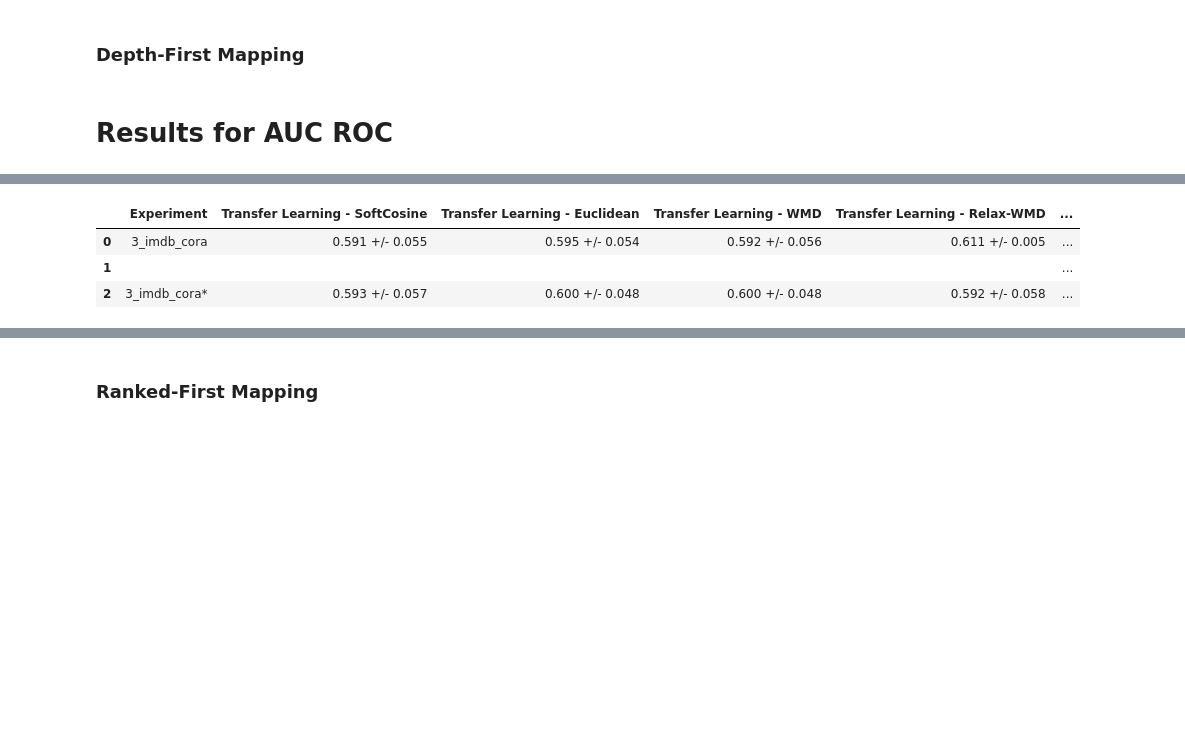
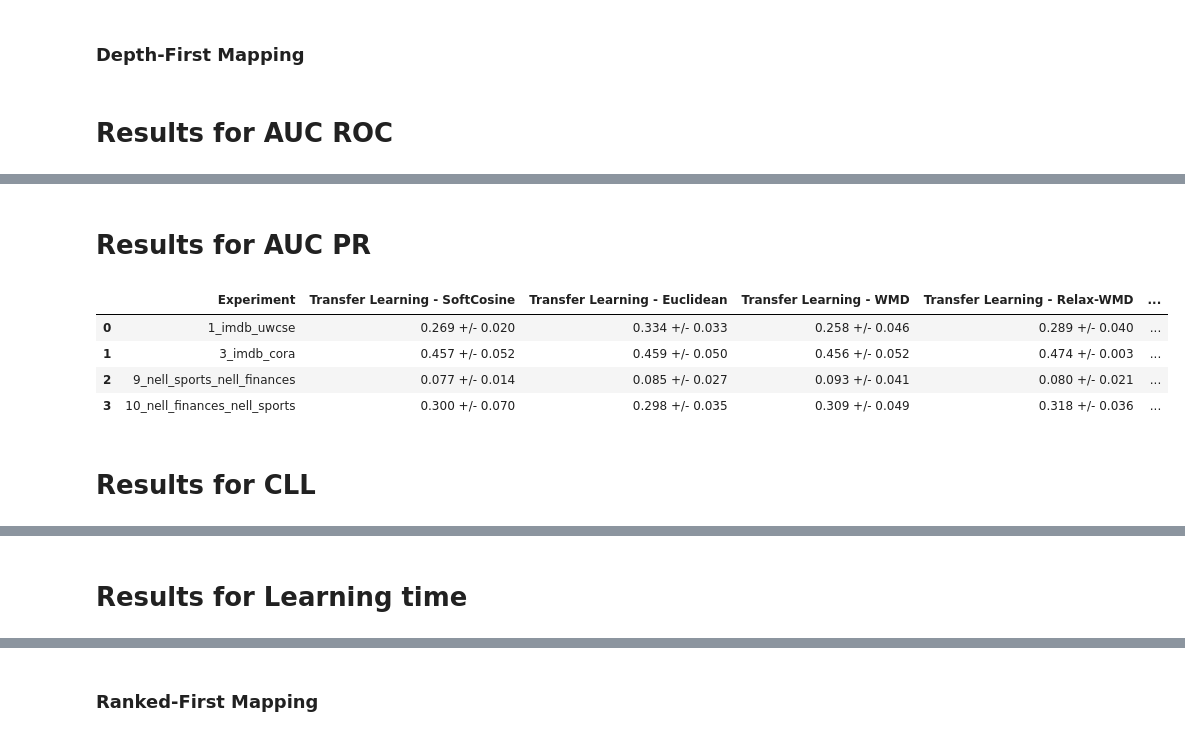
Before and after one commit to MeLLL-UFF/TransBoostler, a Jupyter notebook: 1. Transfer Experiment Results.ipynb, the cells around one changed output, grey strips where cells are left out. Drawn from its saved outputs; the diff is of its cells as text; code cells hidden in the pictures; blank space fills up the shorter version.

Commit message:
Atualizando notebooks de resultados pros dois experimentos e t-test

```diff
--- a/1. Transfer Experiment Results.ipynb
+++ b/1. Transfer Experiment Results.ipynb
@@ -46,11 +46,12 @@ def load_data(experiments, metric, directory):
 # Setting paths parameters
 mapping_order = 'deep'
 k = 1
+compare_stopwords = False
 
 #Removing Yeast and Twitter pair of experiments because there is no stopwords in predicates
-exp = experiments.copy()
-exp.remove({'id': '7', 'source':'yeast', 'target':'twitter', 'predicate':'proteinclass', 'to_predicate':'accounttype', 'arity': 2})
-exp.remove({'id': '8', 'source':'twitter', 'target':'yeast', 'predicate':'accounttype', 'to_predicate':'proteinclass', 'arity': 2})
+#exp = experiments.copy()
+#exp.remove({'id': '7', 'source':'yeast', 'target':'twitter', 'predicate':'proteinclass', 'to_predicate':'accounttype', 'arity': 2})
+#exp.remove({'id': '8', 'source':'twitter', 'target':'yeast', 'predicate':'accounttype', 'to_predicate':'proteinclass', 'arity': 2})
 # %%
 # Using stopwords
 path = f'/results/transfer/{mapping_order}/w_stopwords/k_{k}/'
@@ -59,22 +60,22 @@ data_euclidean_stopwords = load_data(experiments, 'euclidean', path)
 data_wmd_stopwords = load_data(experiments, 'wmd', path)
 data_rwmd_stopwords = load_data(experiments, 'relax-wmd', path)
 
-# Removing stopwords
-path = f'/results/transfer/{mapping_order}/no_stopwords/k_{k}/'
-data_softcosine_no_stopwords = load_data(experiments, 'softcosine', path)
-data_euclidean_no_stopwords = load_data(experiments, 'euclidean', path)
-data_wmd_no_stopwords = load_data(experiments, 'wmd', path)
-data_rwmd_no_stopwords = load_data(experiments, 'relax-wmd', path)
+if compare_stopwords:
+    # Removing stopwords
+    path = f'/results/transfer/{mapping_order}/no_stopwords/k_{k}/'
+    data_softcosine_no_stopwords = load_data(experiments, 'softcosine', path)
+    data_euclidean_no_stopwords = load_data(experiments, 'euclidean', path)
+    data_wmd_no_stopwords = load_data(experiments, 'wmd', path)
+    data_rwmd_no_stopwords = load_data(experiments, 'relax-wmd', path)
 
-baseline_path = f'/results/baselines/'
+baseline_path = f'/results/baselines/transfer/'
 baseline_data = load_data(experiments, '', baseline_path)
 
 for metric in ['AUC ROC', 'AUC PR', 'CLL', 'Learning time']: #, 'Recall', 'F1', 'Precision', 'Learning and Revision time', 'Inference time']:
     display(Markdown('# Results for ' + metric))
-
+    table = []
     for j in range(len(experiments)):
 
-        table = []
         dataset = experiments[j]['id'] + '_' + experiments[j]['source'] + '_' + experiments[j]['target']
         if dataset in data_euclidean_stopwords:
             mapping_time = ''
@@ -87,15 +88,21 @@ for metric in ['AUC ROC', 'AUC PR', 'CLL', 'Learning time']: #, 'Recall', 'F1',
             results_using_stopwords['wmd'] = np.array([(np.array([item['transfer'][metric] for item in sublist])).mean() for sublist in data_wmd_stopwords[str(dataset)]])
             results_using_stopwords['relax-wmd'] = np.array([(np.array([item['transfer'][metric] for item in sublist])).mean() for sublist in data_rwmd_stopwords[str(dataset)]])
 
-            # Results removing stopwords
-            results_removing_stopwords['softcosine'] = np.array([(np.array([item['transfer'][metric] for item in sublist])).mean() for sublist in data_softcosine_no_stopwords[str(dataset)]])
-            results_removing_stopwords['euclidean'] = np.array([(np.array([item['transfer'][metric] for item in sublist])).mean() for sublist in data_euclidean_no_stopwords[str(dataset)]])
-            results_removing_stopwords['wmd'] = np.array([(np.array([item['transfer'][metric] for item in sublist])).mean() for sublist in data_wmd_no_stopwords[str(dataset)]])
-            results_removing_stopwords['relax-wmd'] = np.array([(np.array([item['transfer'][metric] for item in sublist])).mean() for sublist in data_rwmd_no_stopwords[str(dataset)]])
+            #results_using_stopwords['softcosine no revision'] = np.array([(np.array([item['transfer']['parameter'][metric] for item in sublist])).mean() for sublist in data_softcosine_stopwords[str(dataset)]])
+            #results_using_stopwords['euclidean no revision'] = np.array([(np.array([item['transfer']['parameter'][metric] for item in sublist])).mean() for sublist in data_euclidean_stopwords[str(dataset)]])
+            #results_using_stopwords['wmd no revision'] = np.array([(np.array([item['transfer']['parameter'][metric] for item in sublist])).mean() for sublist in data_wmd_stopwords[str(dataset)]])
+            #results_using_stopwords['relax-wmd no revision'] = np.array([(np.array([item['transfer']['parameter'][metric] for item in sublist])).mean() for sublist in data_rwmd_stopwords[str(dataset)]])
+
+            if compare_stopwords:
+                # Results removing stopwords
+                results_removing_stopwords['softcosine'] = np.array([(np.array([item['transfer'][metric] for item in sublist])).mean() for sublist in data_softcosine_no_stopwords[str(dataset)]])
+                results_removing_stopwords['euclidean'] = np.array([(np.array([item['transfer'][metric] for item in sublist])).mean() for sublist in data_euclidean_no_stopwords[str(dataset)]])
+                results_removing_stopwords['wmd'] = np.array([(np.array([item['transfer'][metric] for item in sublist])).mean() for sublist in data_wmd_no_stopwords[str(dataset)]])
+                results_removing_stopwords['relax-wmd'] = np.array([(np.array([item['transfer'][metric] for item in sublist])).mean() for sublist in data_rwmd_no_stopwords[str(dataset)]])
 
             if(experiments[j]['id'] != '10'):
                 treeboostler = np.array([(np.array([item['transfer'][metric] for item in sublist])).mean() for sublist in baseline_data[str(dataset)]])
-                #treeboostler_no_revision = np.array([(np.array([item['transfer_{}'.format(amount)]['parameter'][metric] for item in sublist])).mean() for sublist in treeboostler_data[str(dataset)]])
+                treeboostler_no_revision = np.array([(np.array([item['transfer']['parameter'][metric] for item in sublist])).mean() for sublist in baseline_data[str(dataset)]])
                 #print(treeboostler)
             rdnb = np.array([(np.array([item['rdn_b'][metric] for item in sublist])).mean() for sublist in baseline_data[str(dataset)]])
 
@@ -114,13 +121,13 @@ for metric in ['AUC ROC', 'AUC PR', 'CLL', 'Learning time']: #, 'Recall', 'F1',
                 '%.3f +/- %.3f' % (results_using_stopwords['euclidean'].mean(), 2 * results_using_stopwords['euclidean'].std()),
                 '%.3f +/- %.3f' % (results_using_stopwords['wmd'].mean(), 2 * results_using_stopwords['wmd'].std()),
                 '%.3f +/- %.3f' % (results_using_stopwords['relax-wmd'].mean(), 2 * results_using_stopwords['relax-wmd'].std()),
-                #'%.3f +/- %.3f' % (treeboostler.mean(), 2 * treeboostler.std()),
+                'NaN +/- NaN',
                 '%.3f +/- %.3f' % (rdnb.mean(), 2 * rdnb.std()),
                              ])
 
-            table.append(['', '', '', '', '', '', ''])
+            #table.append(['', '', '', '', '', '', ''])
 
-            if(experiments[j]['id'] != '10'):
+            if(experiments[j]['id'] != '10' and compare_stopwords):
                 table.append([dataset + '*',
                 '%.3f +/- %.3f' % (results_removing_stopwords['softcosine'].mean(), 2 * results_removing_stopwords['softcosine'].std()),
                 '%.3f +/- %.3f' % (results_removing_stopwords['euclidean'].mean(), 2 * results_removing_stopwords['euclidean'].std()),
@@ -129,19 +136,30 @@ for metric in ['AUC ROC', 'AUC PR', 'CLL', 'Learning time']: #, 'Recall', 'F1',
                 '%.3f +/- %.3f' % (treeboostler.mean(), 2 * treeboostler.std()),
                 '%.3f +/- %.3f' % (rdnb.mean(), 2 * rdnb.std()),
                              ])
-            else:
+            elif(compare_stopwords):
                 table.append([dataset + '*',
                 '%.3f +/- %.3f' % (results_removing_stopwords['softcosine'].mean(), 2 * results_removing_stopwords['softcosine'].std()),
                 '%.3f +/- %.3f' % (results_removing_stopwords['euclidean'].mean(), 2 * results_removing_stopwords['euclidean'].std()),
                 '%.3f +/- %.3f' % (results_removing_stopwords['wmd'].mean(), 2 * results_removing_stopwords['wmd'].std()),
                 '%.3f +/- %.3f' % (results_removing_stopwords['relax-wmd'].mean(), 2 * results_removing_stopwords['relax-wmd'].std()),
-                #'%.3f +/- %.3f' % (treeboostler.mean(), 2 * treeboostler.std()),
+                'NaN +/- NaN',
                 '%.3f +/- %.3f' % (rdnb.mean(), 2 * rdnb.std()),
                              ])
 
-        #display(pd.DataFrame(table, columns=['Experiment', 'RDN-B'])) #, 'Transfer Learning with Revision Theory - Relax WMD'])) #, 'Learning from scratch (RDN-B)']))
-        display(pd.DataFrame(table, columns=['Experiment', 'Transfer Learning - SoftCosine', 'Transfer Learning - Euclidean', 'Transfer Learning - WMD', 'Transfer Learning - Relax-WMD', 'TreeBoostler', 'RDN-B'])) #, 'Learning from scratch (RDN-B)']))
-        #display(pd.DataFrame(table, columns=['Experiment', 'Transfer Learning', 'Transfer Learning with Revision Theory']))
+            # No Revision
+            #table.append([dataset + '_NR',
+            #    '%.3f +/- %.3f' % (results_using_stopwords['softcosine no revision'].mean(), 2 * results_using_stopwords['softcosine'].std()),
+            #    '%.3f +/- %.3f' % (results_using_stopwords['euclidean no revision'].mean(), 2 * results_using_stopwords['euclidean'].std()),
+            #    '%.3f +/- %.3f' % (results_using_stopwords['wmd no revision'].mean(), 2 * results_using_stopwords['wmd'].std()),
+            #    '%.3f +/- %.3f' % (results_using_stopwords['relax-wmd no revision'].mean(), 2 * results_using_stopwords['relax-wmd'].std()),
+            #    '%.3f +/- %.3f' % (treeboostler_no_revision.mean(), 2 * treeboostler_no_revision.std()),
+            #    '%.3f +/- %.3f' % (rdnb.mean(), 2 * rdnb.std()),
+            #])
+            #table.append(['', '', '', '', '', '', ''])
+
+    #display(pd.DataFrame(table, columns=['Experiment', 'RDN-B'])) #, 'Transfer Learning with Revision Theory - Relax WMD'])) #, 'Learning from scratch (RDN-B)']))
+    display(pd.DataFrame(table, columns=['Experiment', 'Transfer Learning - SoftCosine', 'Transfer Learning - Euclidean', 'Transfer Learning - WMD', 'Transfer Learning - Relax-WMD', 'TreeBoostler', 'RDN-B'])) #, 'Learning from scratch (RDN-B)']))
+    #display(pd.DataFrame(table, columns=['Experiment', 'Transfer Learning', 'Transfer Learning with Revision Theory']))
 # %% [output]
 # Results for AUC ROC
 |  | Experiment | Transfer Learning - SoftCosine | Transfer Learning - Euclidean | Transfer Learning - WMD | Transfer Learning - Relax-WMD | ... |
@@ -151,5 +170,8 @@ for metric in ['AUC ROC', 'AUC PR', 'CLL', 'Learning time']: #, 'Recall', 'F1',
+# Results for AUC PR
 |  | Experiment | Transfer Learning - SoftCosine | Transfer Learning - Euclidean | Transfer Learning - WMD | Transfer Learning - Relax-WMD | ... |
-| 0 | 3_imdb_cora | 0.591 +/- 0.055 | 0.595 +/- 0.054 | 0.592 +/- 0.056 | 0.611 +/- 0.005 | ... |
-| 1 |  |  |  |  |  | ... |
-| 2 | 3_imdb_cora* | 0.593 +/- 0.057 | 0.600 +/- 0.048 | 0.600 +/- 0.048 | 0.592 +/- 0.058 | ... |
+| 0 | 1_imdb_uwcse | 0.269 +/- 0.020 | 0.334 +/- 0.033 | 0.258 +/- 0.046 | 0.289 +/- 0.040 | ... |
+| 1 | 3_imdb_cora | 0.457 +/- 0.052 | 0.459 +/- 0.050 | 0.456 +/- 0.052 | 0.474 +/- 0.003 | ... |
+| 2 | 9_nell_sports_nell_finances | 0.077 +/- 0.014 | 0.085 +/- 0.027 | 0.093 +/- 0.041 | 0.080 +/- 0.021 | ... |
+| 3 | 10_nell_finances_nell_sports | 0.300 +/- 0.070 | 0.298 +/- 0.035 | 0.309 +/- 0.049 | 0.318 +/- 0.036 | ... |
+# Results for CLL
 |  | Experiment | Transfer Learning - SoftCosine | Transfer Learning - Euclidean | Transfer Learning - WMD | Transfer Learning - Relax-WMD | ... |
@@ -159 +182,2 @@ for metric in ['AUC ROC', 'AUC PR', 'CLL', 'Learning time']: #, 'Recall', 'F1',
+# Results for Learning time
 |  | Experiment | Transfer Learning - SoftCosine | Transfer Learning - Euclidean | Transfer Learning - WMD | Transfer Learning - Relax-WMD | ... |
```
Also changed, not shown: parts of 4 cells of this notebook, 2 other files.
